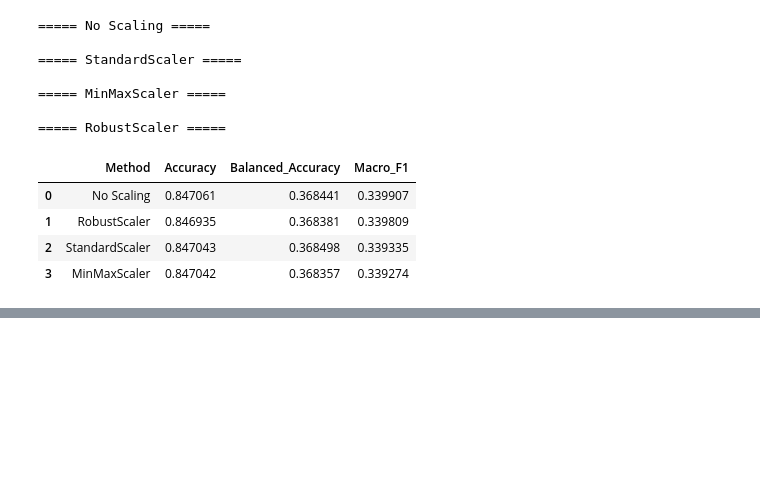
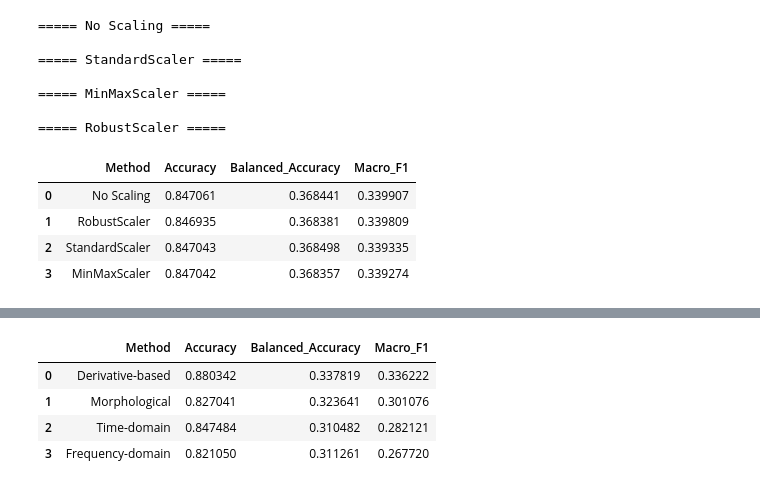
Before and after one commit to 23053799-prog/ECG-Arrhythmia-Classification, a Jupyter notebook: 02-eda-and-baseline.ipynb, the cells around one changed output, grey strips where cells are left out. Saved outputs shown, nothing was run; the diff lists cells and outputs as text; code cells hidden in the pictures; blank space fills up the shorter version.

```diff
--- a/02-eda-and-baseline.ipynb
+++ b/02-eda-and-baseline.ipynb
@@ -713,0 +819,73 @@ preprocessing_results.sort_values(
+# %%
+feature_engineering_methods = {
+    "Time-domain": time_features,
+    "Morphological": morphological_features,
+    "Derivative-based": derivative_features,
+    "Frequency-domain": frequency_features
+}
+
+feature_engineering_results = []
+
+for method_name, feature_data in feature_engineering_methods.items():
+
+    print(f"\n===== {method_name} =====")
+
+    # Keep the original dataframe index
+    X_fe = feature_data
+    y_fe = y
+    groups_fe = groups
+
+    fold_scores = []
+
+    for fold, (train_idx, val_idx) in enumerate(
+        cv.split(X_fe, y_fe, groups=groups_fe), start=1
+    ):
+
+        X_train = X_fe.iloc[train_idx]
+        X_val = X_fe.iloc[val_idx]
+
+        y_train = y_fe.iloc[train_idx]
+        y_val = y_fe.iloc[val_idx]
+
+        rf = RandomForestClassifier(
+            n_estimators=100,
+            random_state=42,
+            n_jobs=-1
+        )
+
+        rf.fit(X_train, y_train)
+
+        y_pred = rf.predict(X_val)
+
+        fold_scores.append({
+            "Fold": fold,
+            "Accuracy": accuracy_score(y_val, y_pred),
+            "Balanced_Accuracy": balanced_accuracy_score(
+                y_val, y_pred
+            ),
+            "Macro_F1": f1_score(
+                y_val,
+                y_pred,
+                average="macro",
+                zero_division=0
+            )
+        })
+
+    fold_scores = pd.DataFrame(fold_scores)
+
+    feature_engineering_results.append({
+        "Method": method_name,
+        "Accuracy": fold_scores["Accuracy"].mean(),
+        "Balanced_Accuracy": fold_scores["Balanced_Accuracy"].mean(),
+        "Macro_F1": fold_scores["Macro_F1"].mean()
+    })
+
+feature_engineering_results = pd.DataFrame(
+    feature_engineering_results
+)
+
+feature_engineering_results.sort_values(
+    "Macro_F1",
+    ascending=False
+).reset_index(drop=True)
+# %% [output]
@@ -713,0 +899,5 @@ preprocessing_results.sort_values(
+|  | Method | Accuracy | Balanced_Accuracy | Macro_F1 |
+| 0 | Derivative-based | 0.880342 | 0.337819 | 0.336222 |
+| 1 | Morphological | 0.827041 | 0.323641 | 0.301076 |
+| 2 | Time-domain | 0.847484 | 0.310482 | 0.282121 |
+| 3 | Frequency-domain | 0.821050 | 0.311261 | 0.267720 |
```
Also changed, not shown: parts of 23 cells of this notebook.
